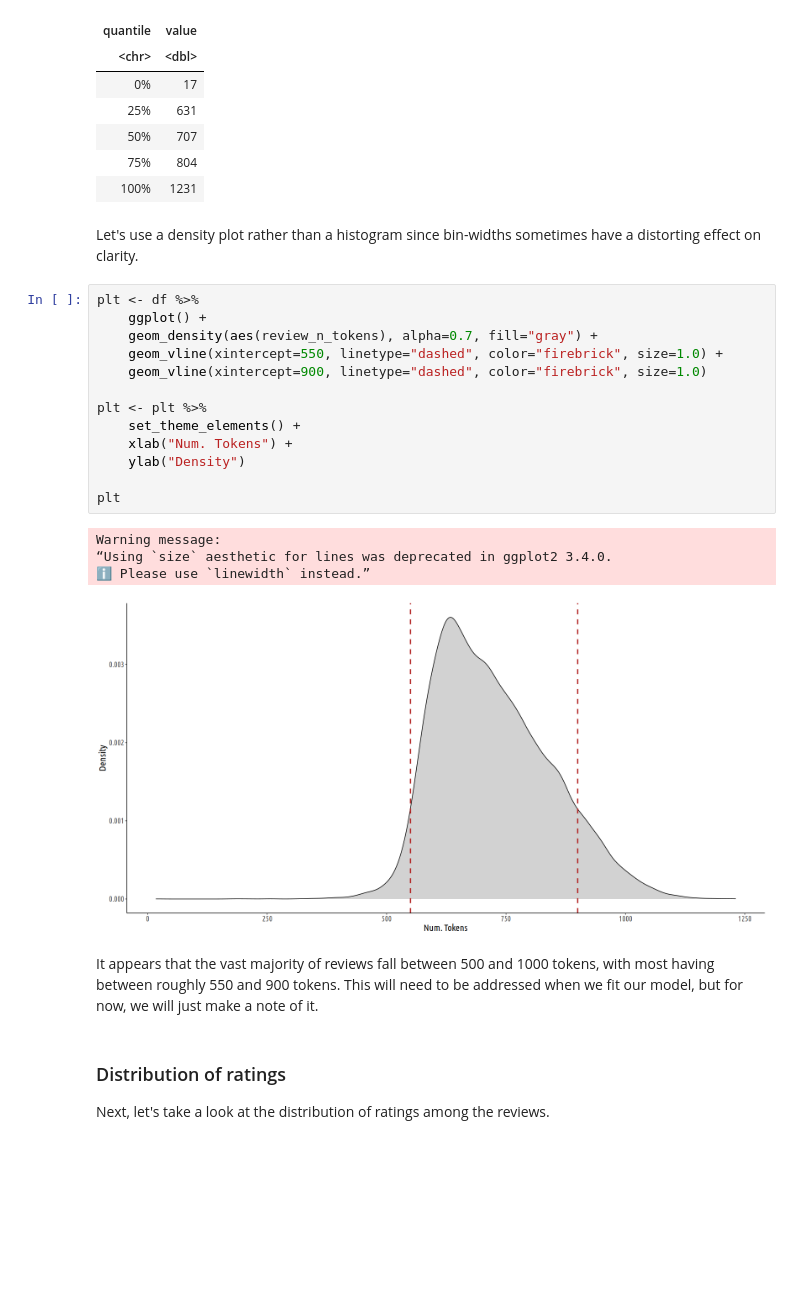
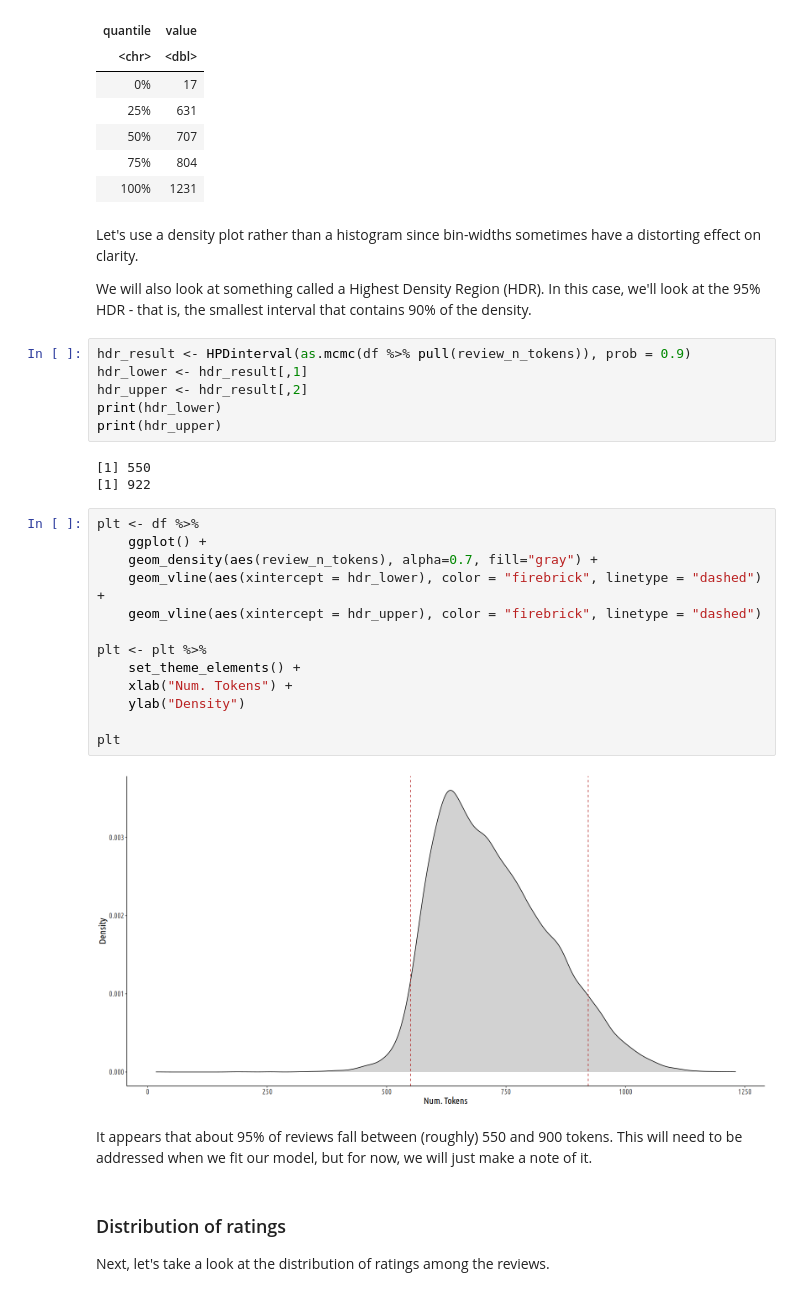
Before and after one commit to cjc77/nlp-projects, a Jupyter notebook: notebooks_pitchfork_ratings/02_data_explore.ipynb, the cells around one changed output. Saved outputs shown, nothing was run; the diff lists cells and outputs as text; blank space fills up the shorter version.

```diff
--- a/notebooks_pitchfork_ratings/02_data_explore.ipynb
+++ b/notebooks_pitchfork_ratings/02_data_explore.ipynb
@@ -113,26 +114,34 @@ A tibble: 5 × 2
 | 100% | 1231 |
 # %% [markdown]
 Let's use a density plot rather than a histogram since bin-widths sometimes have a distorting effect on clarity.
+
+We will also look at something called a Highest Density Region (HDR). In this case, we'll look at the 95% HDR - that is, the smallest interval that contains 90% of the density.
+# %%
+hdr_result <- HPDinterval(as.mcmc(df %>% pull(review_n_tokens)), prob = 0.9)
+hdr_lower <- hdr_result[,1]
+hdr_upper <- hdr_result[,2]
+print(hdr_lower)
+print(hdr_upper)
+# %% [output]
+[1] 550
+[1] 922
 # %%
 plt <- df %>%
     ggplot() +
     geom_density(aes(review_n_tokens), alpha=0.7, fill="gray") +
-    geom_vline(xintercept=550, linetype="dashed", color="firebrick", size=1.0) +
-    geom_vline(xintercept=900, linetype="dashed", color="firebrick", size=1.0)
+    geom_vline(aes(xintercept = hdr_lower), color = "firebrick", linetype = "dashed") +
+    geom_vline(aes(xintercept = hdr_upper), color = "firebrick", linetype = "dashed")
 
 plt <- plt %>%
     set_theme_elements() +
     xlab("Num. Tokens") +
     ylab("Density")
 
 plt
 # %% [output]
-Warning message:
-“Using `size` aesthetic for lines was deprecated in ggplot2 3.4.0.
-ℹ Please use `linewidth` instead.”
-[figure, old version]
+[figure, new version]
 # %% [markdown]
-It appears that the vast majority of reviews fall between 500 and 1000 tokens, with most having between roughly 550 and 900 tokens. This will need to be addressed when we fit our model, but for now, we will just make a note of it.
+It appears that about 95% of reviews fall between (roughly) 550 and 900 tokens. This will need to be addressed when we fit our model, but for now, we will just make a note of it.
 # %% [markdown]
 ### Distribution of ratings
 
```
Also changed, not shown: parts of 5 cells of this notebook, 1 other file.
